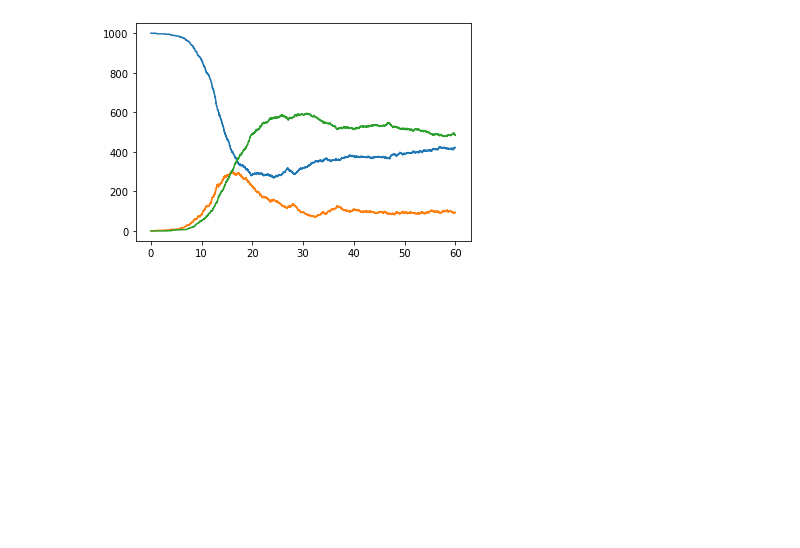
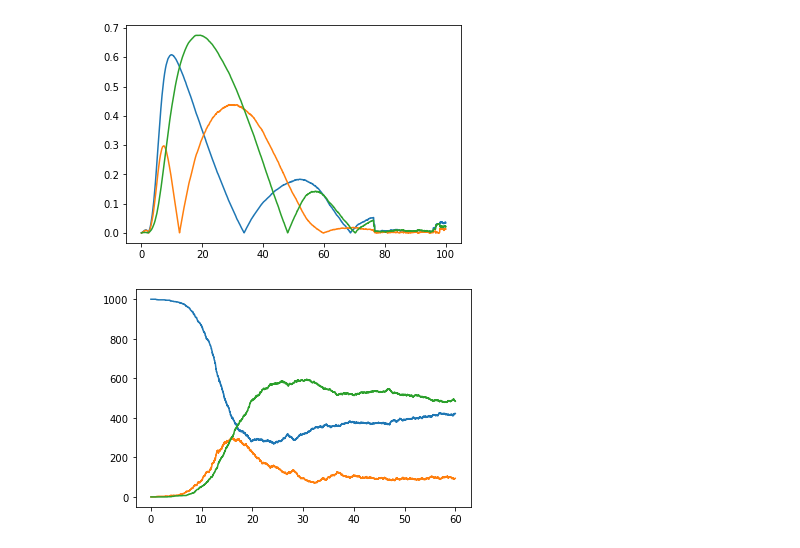
Before and after one commit to JaccovanWijk/CLSIntro2, a Jupyter notebook: Assignment 2.ipynb, the cells around one changed output. Drawn from its saved outputs; the diff is of its cells as text; code cells hidden in the pictures; blank space fills up the shorter version.

```diff
--- a/Assignment 2.ipynb
+++ b/Assignment 2.ipynb
@@ -206,16 +134,16 @@ def SIR_import(n, max_t, beta, gamma, mu, epsilon):
 
     return S, I, R, t, extinctions
 # %%
-beta = 0.75
-gamma = 0.25
-mu = 0.05
+beta = 1.0
+gamma = 0.2
+mu = 0.01
 population = 1000
-max_t = 60
+max_t = 100
 
 s, i, r, t = SIR_demo(population, max_t, beta, gamma, mu)
 
 # Integrate ODE using odeint
-time = np.linspace(0, max_t, max_t*2)
+time = np.linspace(0, max_t, max_t*10)
 y0 = 0.99, 0.01, 0
 integrated = odeint(ode_demo, y0, time, args=(beta, gamma, mu))
 s_ode, i_ode, r_ode = integrated.T
@@ -227,19 +155,23 @@ plt.plot(t, r, color='g')
 plt.plot(time, s_ode*population, color='b', linestyle='--')
 plt.plot(time, i_ode*population, color='r', linestyle='--')
 plt.plot(time, r_ode*population, color='g', linestyle='--')
-plt.ylim(0,population + 50)
+# plt.ylim(-0.05 * population,1.05 * population)
 plt.show()
 
-
-for i in range(100):
+#####
+### IK DENK DAT DIT FOUT GAAT OMDAT WE ER VAN UIT GAAN DAT ALLE TIJDSSTAPPEN GELIJK ZIJN
+#####
+for i in range(10): #Todo: hoger?
     S, I, R, T = SIR_demo(population, max_t, beta, gamma, mu)
     if i == 0:
         data_S = {'Srun0': S}
         data_I = {'Irun0': I}
         data_R = {'Rrun0': R}
+        data_T = {'Trun0': T}
         dfS = pd.DataFrame(data_S)
         dfI = pd.DataFrame(data_I)
         dfR = pd.DataFrame(data_R)
+        dfT = pd.DataFrame(data_T)
     elif i != 0:
         temp_dfS = pd.DataFrame({f'Srun{i}': S})
         dfS = pd.concat([dfS, temp_dfS], axis=1)
@@ -247,29 +179,76 @@ for i in range(100):
         dfI = pd.concat([dfI, temp_dfI], axis=1)
         temp_dfR = pd.DataFrame({f'Rrun{i}': R})
         dfR = pd.concat([dfR, temp_dfR], axis=1)
+        temp_dfT = pd.DataFrame({f'Trun{i}': T})
+        dfT = pd.concat([dfT, temp_dfT], axis=1)
 
-meanS = dfS.mean(axis=1, skipna=True)*population
-stdS = dfS.std(axis=1, skipna=True)*population
-meanI = dfI.mean(axis=1, skipna=True)*population
-stdI = dfI.std(axis=1, skipna=True)*population
-meanR = dfR.mean(axis=1, skipna=True)*population
-stdR = dfR.std(axis=1, skipna=True)*population
+# index = 0
+# timesteps = 0.01 * max_t
+# current_time = 0
+# meanS = []
+# meanI = []
+# meanR = []
+# while len(current_S < max_t):
+#     current_S = dfS.mean(axis=1, skipna=True)[index]
+#     print(current_S)
+#     current_I = dfI.mean(axis=1, skipna=True)[index]
+#     current_R = dfR.mean(axis=1, skipna=True)[index]
+#     meanS.appen(current_S)
+#     meanI.appen(current_I)
+#     meanR.appen(current_R)
+
+#     if current_time > timesteps:
+#         current_time = 0
+#         mean_S.append(current_S)
+#         mean_I.append(current_I)
+#         mean_R.append(current_R)
+#         current_S = 0
+#         current_I = 0
+#         current_R = 0
+#     else:
+#         current_time +=
+
+# def scale_time(df, dft, max_t):
+#     data = []
+#     timesteps = max_t * 0.01
+#     current_time = 0
+#     index = 0
+#     while
+
+
+meanS = dfS.mean(axis=1, skipna=True)
+stdS = dfS.std(axis=1, skipna=True)
+meanI = dfI.mean(axis=1, skipna=True)
+stdI = dfI.std(axis=1, skipna=True)
+meanR = dfR.mean(axis=1, skipna=True)
+stdR = dfR.std(axis=1, skipna=True)
+
+time = np.linspace(0, max_t, len(meanI))
+y0 = 0.99, 0.01, 0
+integrated = odeint(ode_demo, y0, time, args=(beta, gamma, mu))
+s_ode, i_ode, r_ode = integrated.T
 
 plt.figure()
-plt.plot(meanS, label='S', color='b')
-plt.plot(meanI, label='I', color='r')
-plt.plot(meanR, label='R', color='g')
-plt.plot(time, s_ode*population, color='pink', linestyle='--')
-plt.plot(time, i_ode*population, color='pink', linestyle='--')
-plt.plot(time, r_ode*population, color='pink', linestyle='--')
+plt.plot(time,meanS, label='S', color='b')
+plt.plot(time,meanI, label='I', color='r')
+plt.plot(time,meanR, label='R', color='g')
+plt.plot(time,s_ode*population, color='b', linestyle='--')
+plt.plot(time,i_ode*population, color='r', linestyle='--')
+plt.plot(time,r_ode*population, color='g', linestyle='--')
 
-plt.fill_between(np.arange(0, len(meanS)), meanS - stdS, meanS + stdS,
+plt.fill_between(time, meanS - stdS, meanS + stdS,
                       color='b', alpha=0.2)
-plt.fill_between(np.arange(0, len(meanI)), meanI - stdI, meanI + stdI,
-                      color='red', alpha=0.2)
-plt.fill_between(np.arange(0, len(meanR)), meanR - stdR, meanR + stdR,
+plt.fill_between(time, meanI - stdI, meanI + stdI,
+                      color='r', alpha=0.2)
+plt.fill_between(time, meanR - stdR, meanR + stdR,
                       color='g', alpha=0.2)
 
 plt.legend(loc=1)
 plt.show()
+
+plt.figure()
+plt.plot(time,np.abs(meanS - s_ode*population)/population)
+plt.plot(time,np.abs(meanI - i_ode*population)/population)
+plt.plot(time,np.abs(meanR - r_ode*population)/population)
+plt.show()
 # %% [output]
@@ -278,3 +257,4 @@ plt.show()
+[figure, added]
 # %%
 beta = 0.75
 gamma = 0.25
```
Also changed, not shown: parts of 3 cells of this notebook, 1 other file.
